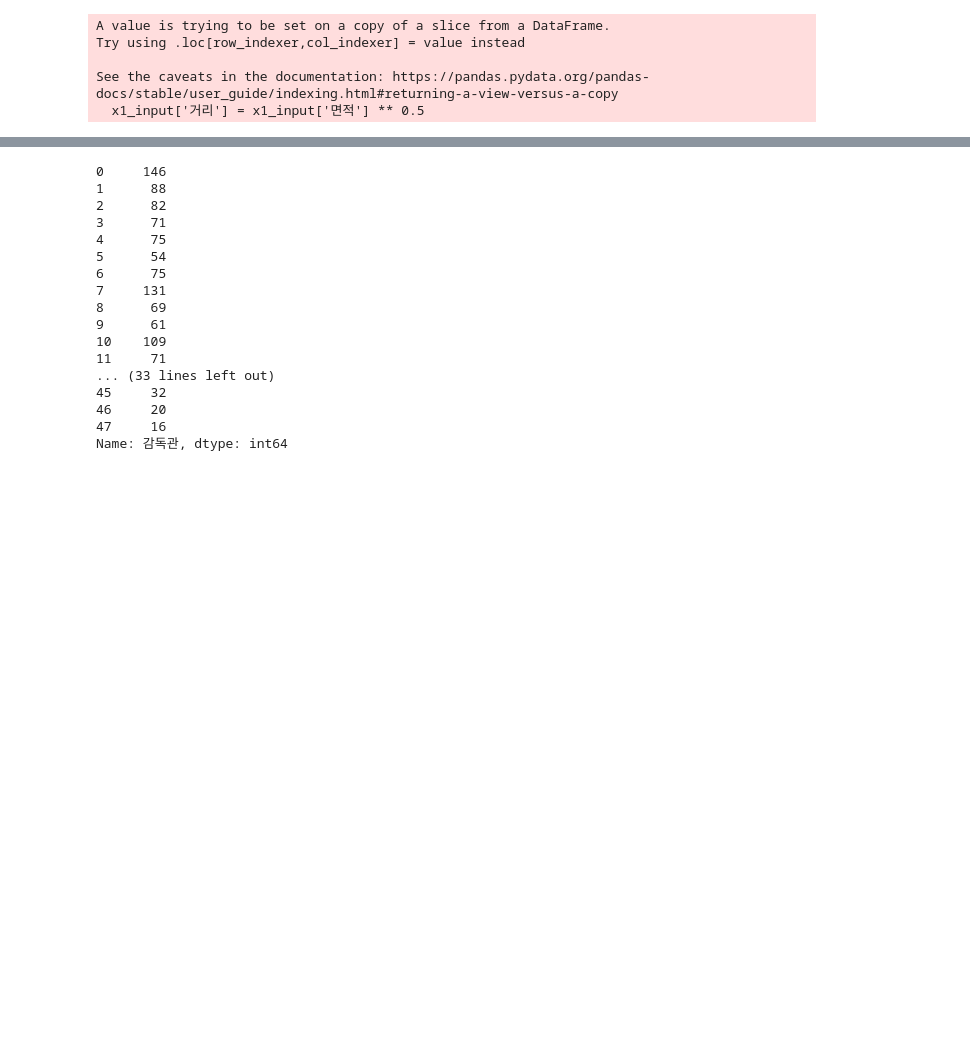
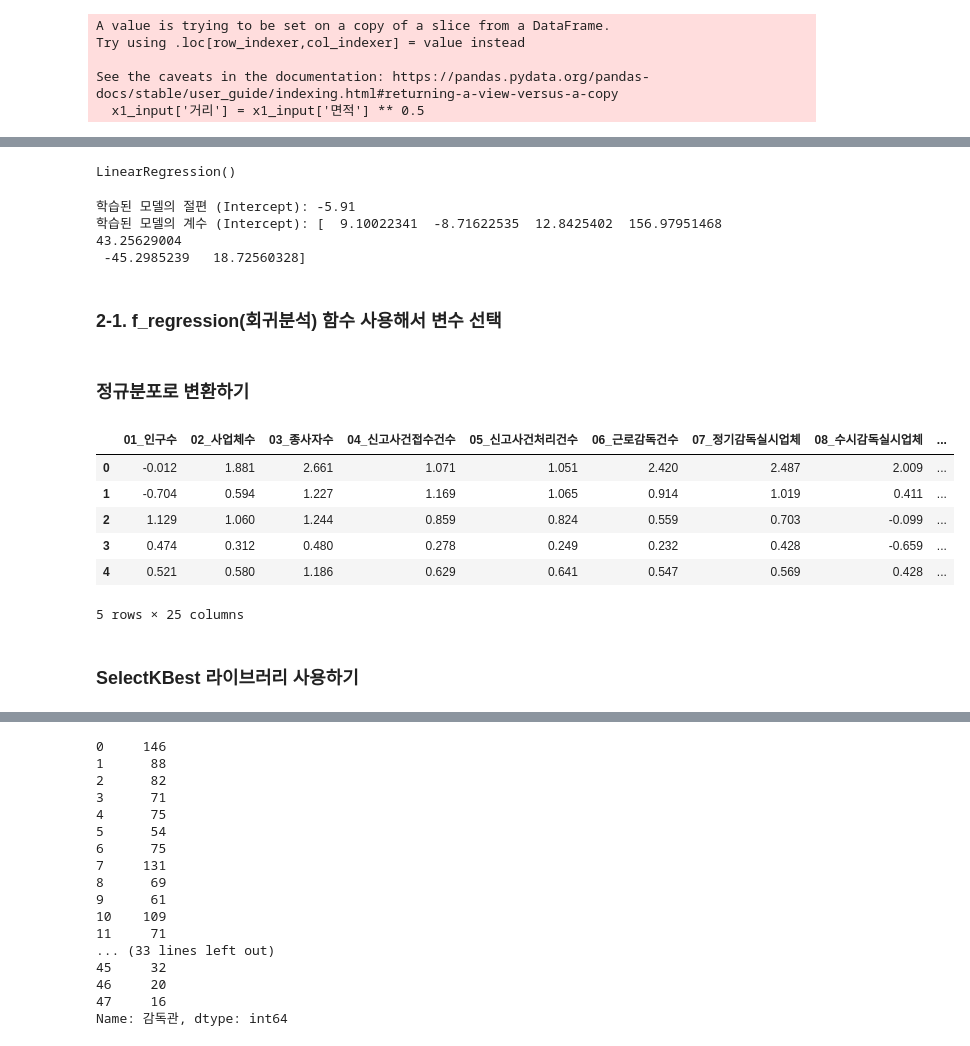
Before and after one commit to barkle2/IA, a Jupyter notebook: 정원/project_1/branch_analysis_v2.ipynb, the cells around one changed output, grey strips where cells are left out. Drawn from its saved outputs; the diff is of its cells as text; code cells hidden in the pictures; blank space fills up the shorter version.

```diff
--- a/정원/project_1/branch_analysis_v2.ipynb
+++ b/정원/project_1/branch_analysis_v2.ipynb
@@ -125,0 +244,38 @@ x1_input2.head()
+# %%
+model = LinearRegression()
+
+model.fit(x1_v1_mm_df, y1)
+# %% [output]
+LinearRegression()
+# %%
+print(f"학습된 모델의 절편 (Intercept): {model.intercept_:.2f}")
+print(f"학습된 모델의 계수 (Intercept): {model.coef_}")
+# %% [output]
+학습된 모델의 절편 (Intercept): -5.91
+학습된 모델의 계수 (Intercept): [  9.10022341  -8.71622535  12.8425402  156.97951468  43.25629004
+ -45.2985239   18.72560328]
+# %% [markdown]
+### 2-1. f_regression(회귀분석) 함수 사용해서 변수 선택
+# %% [markdown]
+### 정규분포로 변환하기
+# %%
+from sklearn.preprocessing import StandardScaler
+
+# StandardScaler 객체 생성
+stan_scaler = StandardScaler()
+# %%
+# 변수들을 표준화 한다.
+x1_stan = pd.DataFrame(stan_scaler.fit_transform(x1_v1), columns=x1_v1.columns)
+# %%
+# 표준화된 결과 확인
+x1_stan.head()
+# %% [output]
+|  | 01_인구수 | 02_사업체수 | 03_종사자수 | 04_신고사건접수건수 | 05_신고사건처리건수 | 06_근로감독건수 | 07_정기감독실시업체 | 08_수시감독실시업체 | ... |
+| 0 | -0.012 | 1.881 | 2.661 | 1.071 | 1.051 | 2.420 | 2.487 | 2.009 | ... |
+| 1 | -0.704 | 0.594 | 1.227 | 1.169 | 1.065 | 0.914 | 1.019 | 0.411 | ... |
+| 2 | 1.129 | 1.060 | 1.244 | 0.859 | 0.824 | 0.559 | 0.703 | -0.099 | ... |
+| 3 | 0.474 | 0.312 | 0.480 | 0.278 | 0.249 | 0.232 | 0.428 | -0.659 | ... |
+| 4 | 0.521 | 0.580 | 1.186 | 0.629 | 0.641 | 0.547 | 0.569 | 0.428 | ... |
+5 rows × 25 columns
+# %% [markdown]
+### SelectKBest 라이브러리 사용하기
```
Also changed, not shown: parts of 29 cells of this notebook, 1 other file.
